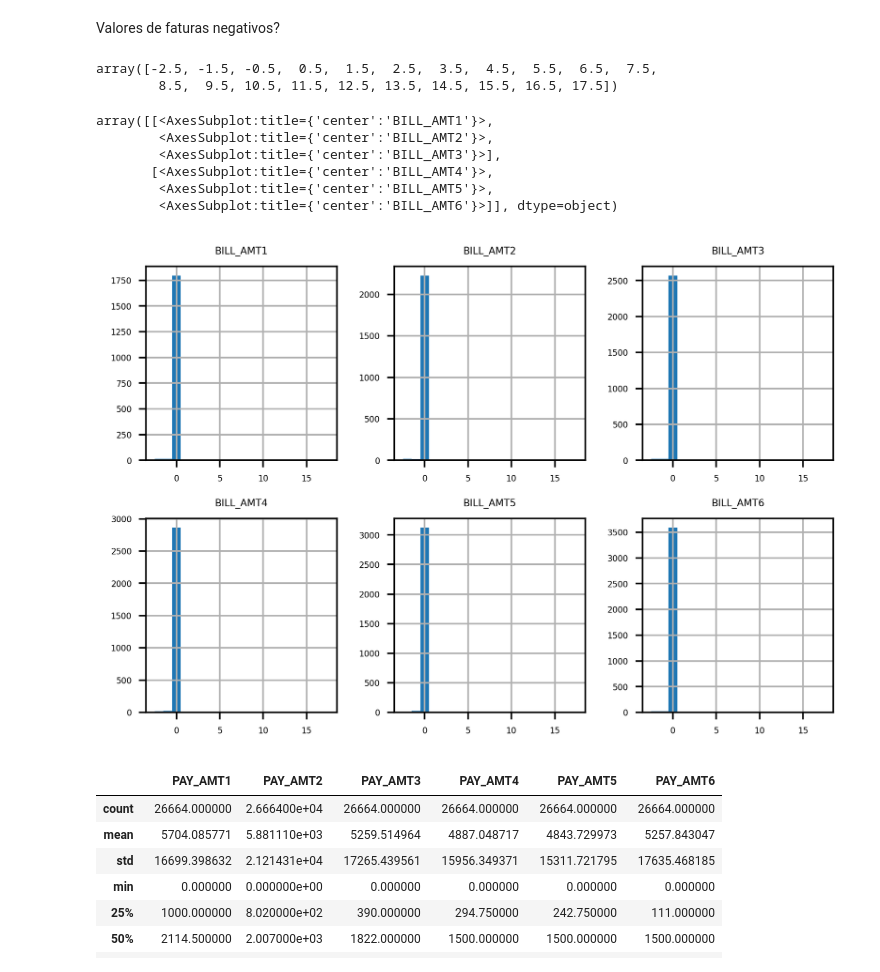
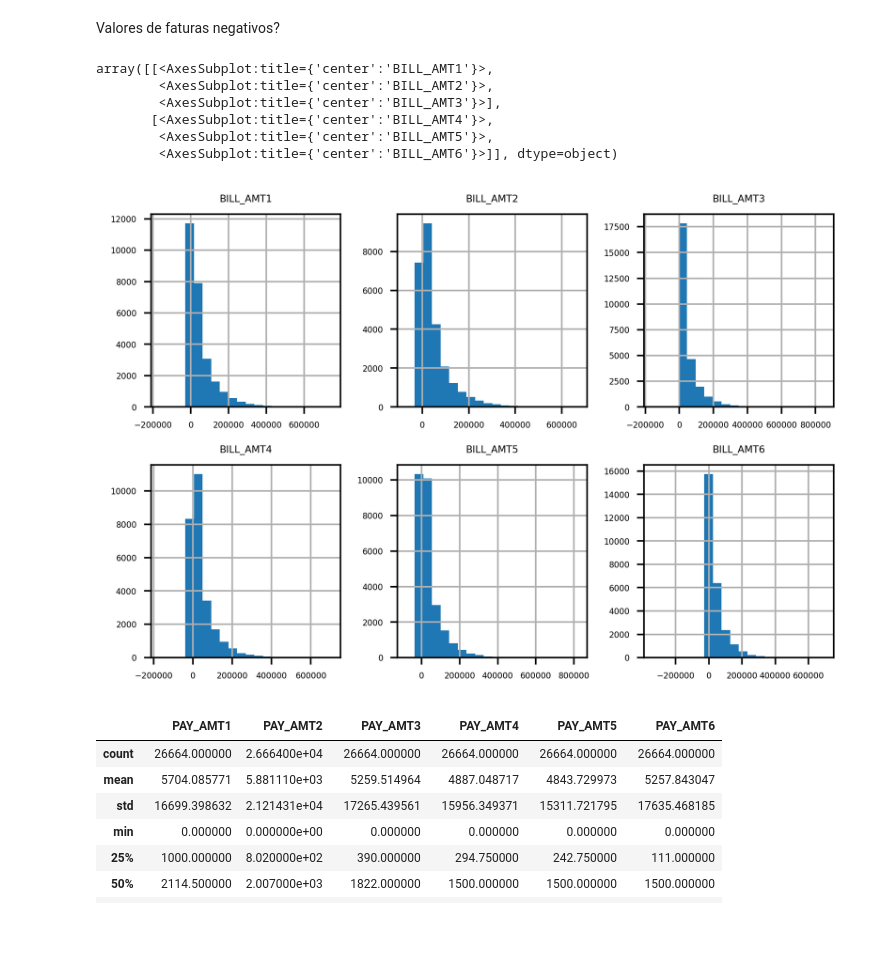
Before and after one commit to renatogcruz/pos_data_science_analytics, a Jupyter notebook: data_science/projetos_de_ciencias_de_dados_com_python/Cap_01/Cap. 01 - Exploração e limpeza de dados.ipynb, the cells around one changed output. Cells and saved outputs as stored; diff of their text form; code cells hidden in the pictures; blank space fills up the shorter version.

```diff
--- a/data_science/projetos_de_ciencias_de_dados_com_python/Cap_01/Cap. 01 - Exploração e limpeza de dados.ipynb
+++ b/data_science/projetos_de_ciencias_de_dados_com_python/Cap_01/Cap. 01 - Exploração e limpeza de dados.ipynb
@@ -1130,7 +1130,7 @@ As características financeiras restantes são:
 # %%
 # 1 - crie listas com nomes para as características financeiras restantes
 
-bill_list = ['BILL_AMT1', 'BILL_AMT2', 'BILL_AMT3', 'BILL_AMT4', 'BILL_AMT5', 'BILL_AMT6']
-previous_pay_list = ['PAY_AMT1', 'PAY_AMT2', 'PAY_AMT3', 'PAY_AMT4', 'PAY_AMT5', 'PAY_AMT6']
+bill_feats = ['BILL_AMT1', 'BILL_AMT2', 'BILL_AMT3', 'BILL_AMT4', 'BILL_AMT5', 'BILL_AMT6']
+pay_amt_feats = ['PAY_AMT1', 'PAY_AMT2', 'PAY_AMT3', 'PAY_AMT4', 'PAY_AMT5', 'PAY_AMT6']
 # %%
 # testando linha acima
@@ -1154,27 +1159,17 @@ df[bill_list].describe()
 | max | 746814.000000 | 671563.000000 | 855086.000000 | 706864.000000 | 823540.000000 | 699944.000000 |
 # %% [markdown]
 Valores de faturas negativos?
-# %%
-# 3. visualize as características de valor da fatura usando uma grade 2 x 3 de plotagens de histograma
-# dica: use 20 bins para essa visualização
-
-pay_2_bins = np.array(range(-2,19)) - 0.5    # criando array com de 21 números que resultará em 20 bins
-
-pay_2_bins                              # visualizando tamanho do array
-# %% [output]
-array([-2.5, -1.5, -0.5,  0.5,  1.5,  2.5,  3.5,  4.5,  5.5,  6.5,  7.5,
-        8.5,  9.5, 10.5, 11.5, 12.5, 13.5, 14.5, 15.5, 16.5, 17.5])
 # %%
 mpl.rcParams['font.size'] = 4
-df[bill_list].hist(bins=pay_2_bins, layout=(2, 3))
+df[bill_feats].hist(bins=20, layout=(2, 3))
 # %% [output]
 array([[<AxesSubplot:title={'center':'BILL_AMT1'}>,
         <AxesSubplot:title={'center':'BILL_AMT2'}>,
         <AxesSubplot:title={'center':'BILL_AMT3'}>],
        [<AxesSubplot:title={'center':'BILL_AMT4'}>,
         <AxesSubplot:title={'center':'BILL_AMT5'}>,
         <AxesSubplot:title={'center':'BILL_AMT6'}>]], dtype=object)
-[figure, old version]
+[figure, new version]
 # %%
 # 4 - Obtenha o resumo de .describe() para as características de valor do pagamento.
 # Faz sentido?
```
Also changed, not shown: parts of 13 cells of this notebook.
